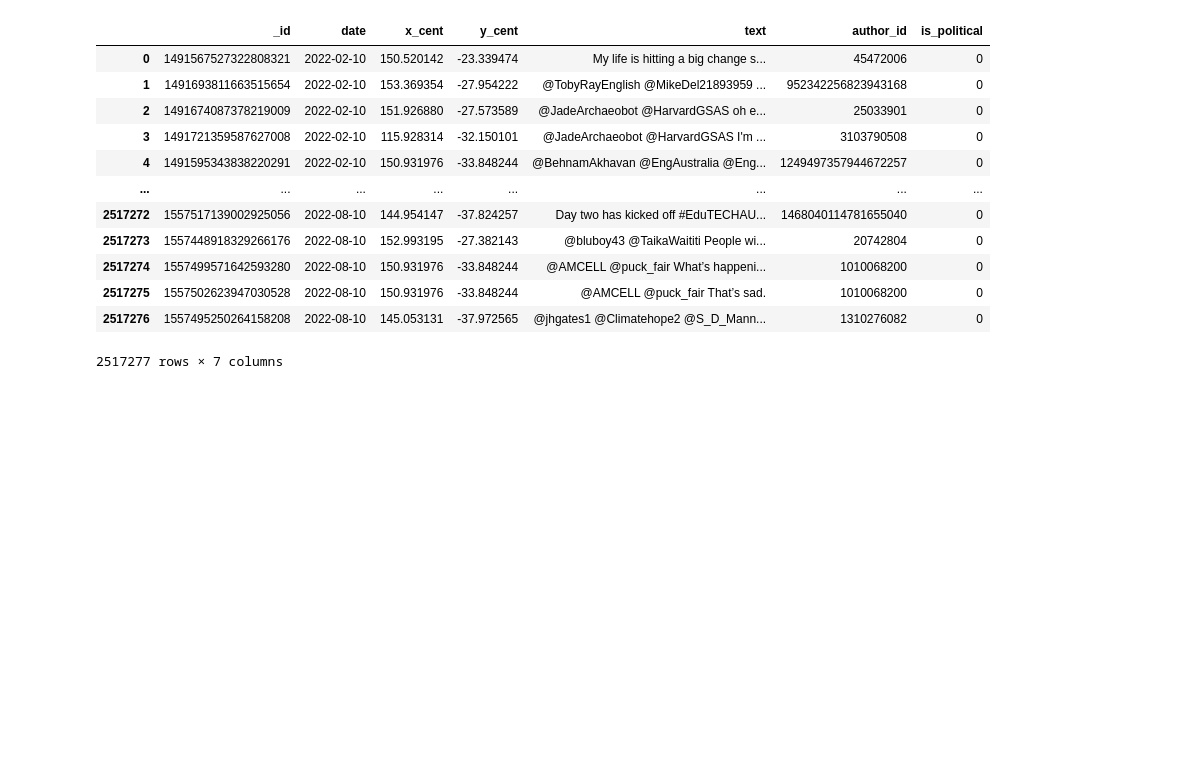
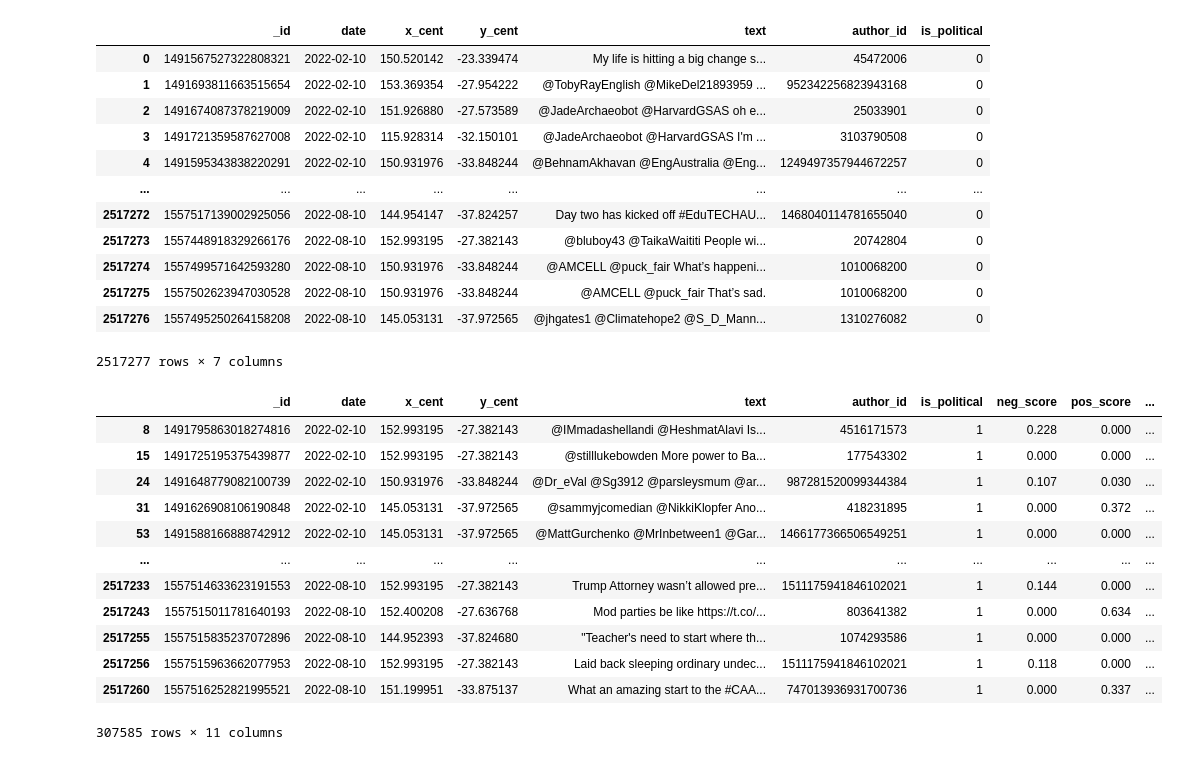
Before and after one commit to doncd-p/COMP90024-23S1-A2-Australia-Social-Media-Analytics, a Jupyter notebook: notebook/R_9_twitter_pipeline.ipynb, the cells around one changed output. Cells and saved outputs as stored; diff of their text form; code cells hidden in the pictures; blank space fills up the shorter version.

Commit message:
updated twitter data processing pipeline

```diff
--- a/notebook/R_9_twitter_pipeline.ipynb
+++ b/notebook/R_9_twitter_pipeline.ipynb
@@ -182,26 +182,19 @@ def get_sentiment(x):
 df[["neg_score", "pos_score", "compound_score", "sentiment"]] = df["text"].apply(lambda x: pd.Series(get_sentiment(x)))
 # %%
 df.to_parquet('../data/curated/twitter_with_sent.parquet')
-# %%
-import geopandas as gpd
-from shapely.geometry import Point
-
-# Load the GeoPandas polygon data
-polygon_gdf = gpd.read_file("../data/abs_regional_population_lga_2001_2021-.shp")
-
-# Convert the coordinate column to a Point GeoSeries
-df["point"] = df.apply(lambda row: Point(row["x_cent"], row["y_cent"]), axis=1)
-
-
-# Check which polygon each point is within
-polygon_id = []
-for point in df["point"]:
-    for idx, polygon in polygon_gdf.iterrows():
-        if polygon.geometry.contains(point):
-            polygon_id.append(polygon["polygon_id"])
-            break
-    else:
-        polygon_id.append(None)
-
-# Add the result to the DataFrame
-df["polygon_id"] = polygon_id
+# %%
+df[df['is_political']==1]
+# %% [output]
+|  | _id | date | x_cent | y_cent | text | author_id | is_political | neg_score | pos_score | ... |
+| 8 | 1491795863018274816 | 2022-02-10 | 152.993195 | -27.382143 | @IMmadashellandi @HeshmatAlavi Is... | 4516171573 | 1 | 0.228 | 0.000 | ... |
+| 15 | 1491725195375439877 | 2022-02-10 | 152.993195 | -27.382143 | @stilllukebowden More power to Ba... | 177543302 | 1 | 0.000 | 0.000 | ... |
+| 24 | 1491648779082100739 | 2022-02-10 | 150.931976 | -33.848244 | @Dr_eVal @Sg3912 @parsleysmum @ar... | 987281520099344384 | 1 | 0.107 | 0.030 | ... |
+| 31 | 1491626908106190848 | 2022-02-10 | 145.053131 | -37.972565 | @sammyjcomedian @NikkiKlopfer Ano... | 418231895 | 1 | 0.000 | 0.372 | ... |
+| 53 | 1491588166888742912 | 2022-02-10 | 145.053131 | -37.972565 | @MattGurchenko @MrInbetween1 @Gar... | 1466177366506549251 | 1 | 0.000 | 0.000 | ... |
+| ... | ... | ... | ... | ... | ... | ... | ... | ... | ... | ... |
+| 2517233 | 1557514633623191553 | 2022-08-10 | 152.993195 | -27.382143 | Trump Attorney wasn’t allowed pre... | 1511175941846102021 | 1 | 0.144 | 0.000 | ... |
+| 2517243 | 1557515011781640193 | 2022-08-10 | 152.400208 | -27.636768 | Mod parties be like https://t.co/... | 803641382 | 1 | 0.000 | 0.634 | ... |
+| 2517255 | 1557515835237072896 | 2022-08-10 | 144.952393 | -37.824680 | "Teacher's need to start where th... | 1074293586 | 1 | 0.000 | 0.000 | ... |
+| 2517256 | 1557515963662077953 | 2022-08-10 | 152.993195 | -27.382143 | Laid back sleeping ordinary undec... | 1511175941846102021 | 1 | 0.118 | 0.000 | ... |
+| 2517260 | 1557516252821995521 | 2022-08-10 | 151.199951 | -33.875137 | What an amazing start to the #CAA... | 747013936931700736 | 1 | 0.000 | 0.337 | ... |
+307585 rows × 11 columns
```
Also changed, not shown: parts of 8 cells of this notebook, 1 other file.
